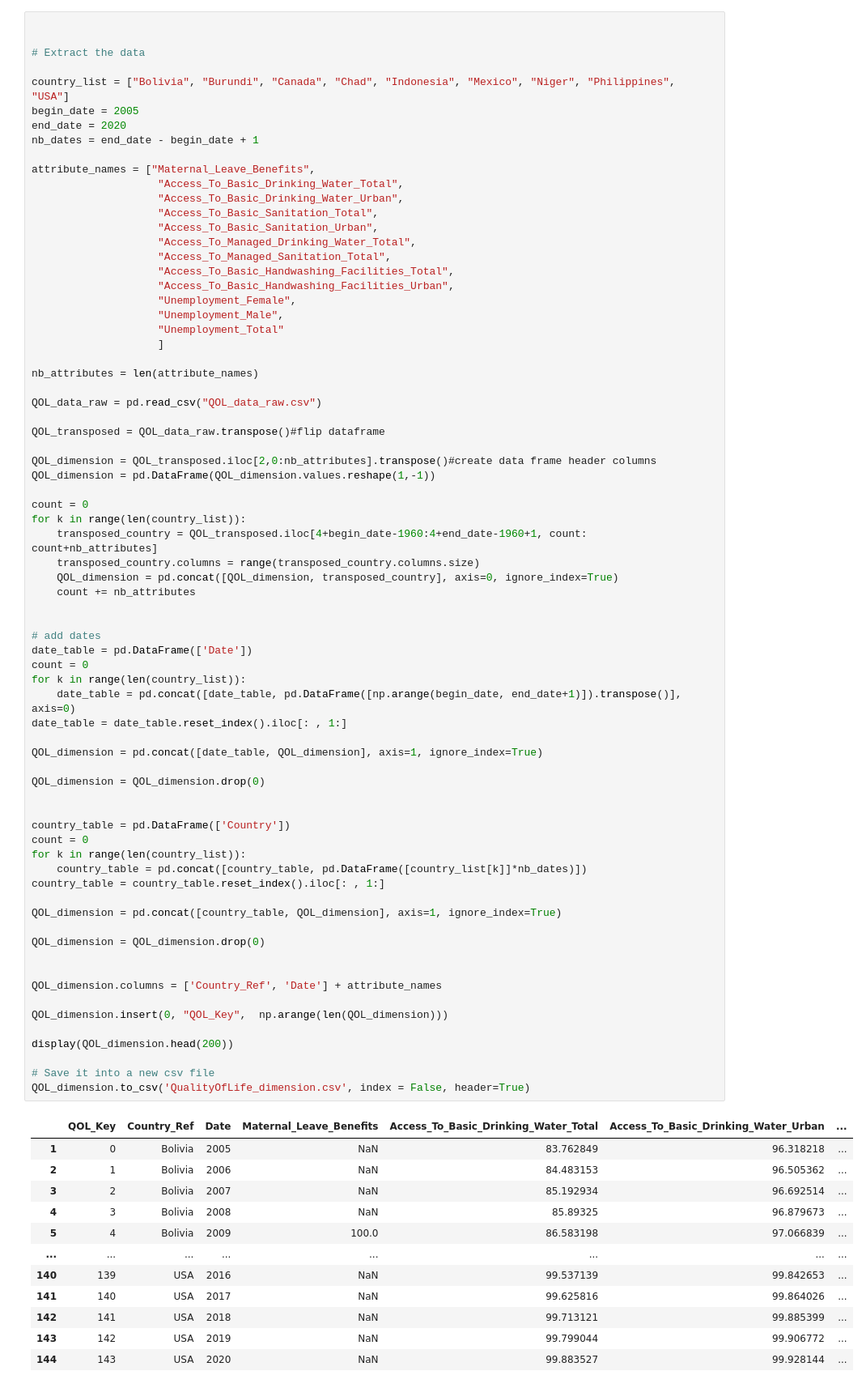
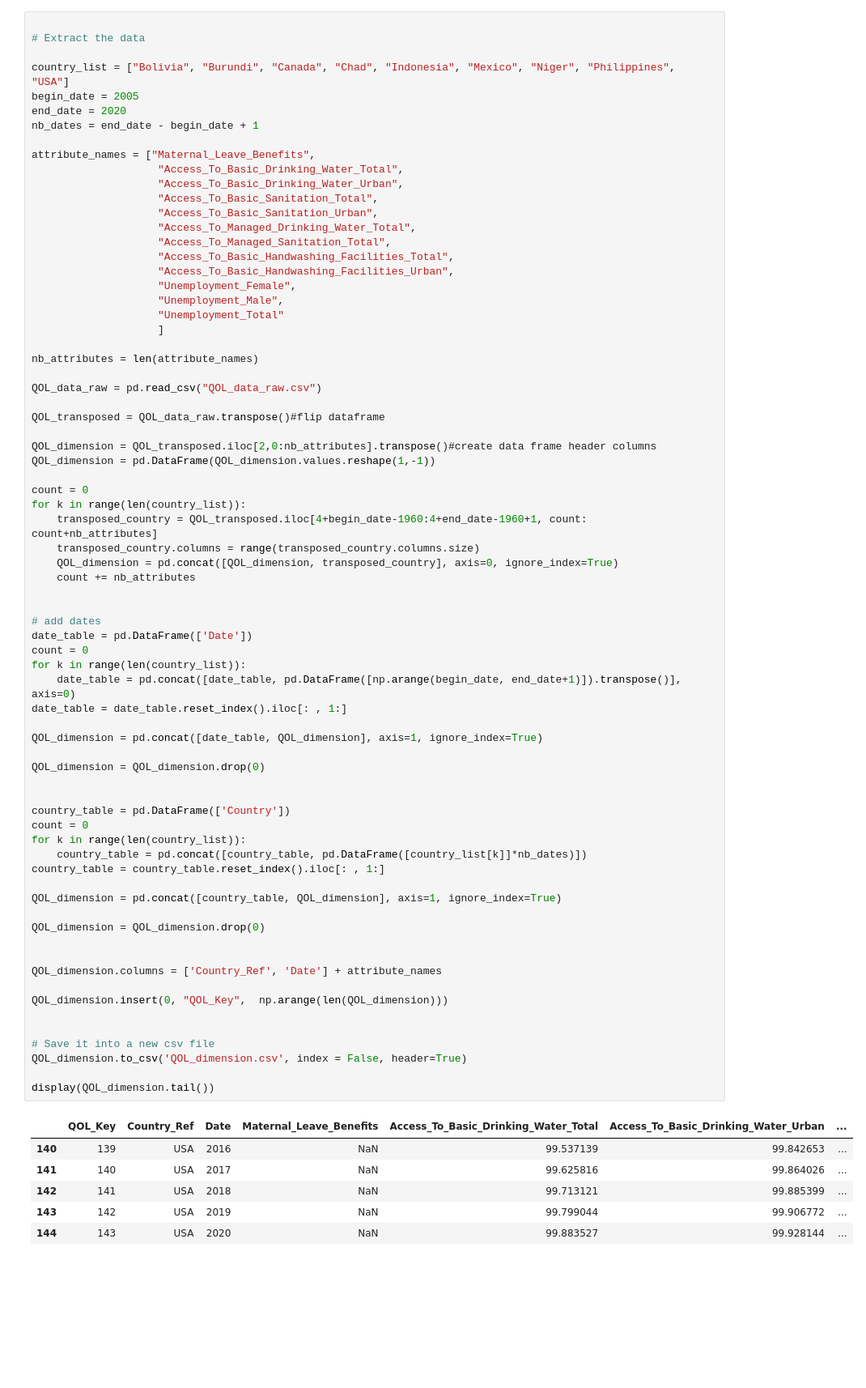
Before and after one commit to ajay-mundi/HealthDataMart, a Jupyter notebook: Data Staging/Quality_Of_Life.ipynb, the cells around one changed output. Shown at 81% size. Cells and saved outputs as stored; diff of their text form; blank space fills up the shorter version.

```diff
--- a/Data Staging/Quality_Of_Life.ipynb
+++ b/Data Staging/Quality_Of_Life.ipynb
@@ -14,7 +14,6 @@ mysql = lambda q: sqldf(q, globals())
 
 warnings.filterwarnings("ignore")
 # %%
-
 
 # Extract the data
 
@@ -58,41 +57,36 @@ for k in range(len(country_list)):
 date_table = pd.DataFrame(['Date'])
 count = 0
 for k in range(len(country_list)):
     date_table = pd.concat([date_table, pd.DataFrame([np.arange(begin_date, end_date+1)]).transpose()], axis=0)
 date_table = date_table.reset_index().iloc[: , 1:]
 
 QOL_dimension = pd.concat([date_table, QOL_dimension], axis=1, ignore_index=True)
 
 QOL_dimension = QOL_dimension.drop(0)
 
 
 country_table = pd.DataFrame(['Country'])
 count = 0
 for k in range(len(country_list)):
     country_table = pd.concat([country_table, pd.DataFrame([country_list[k]]*nb_dates)])
 country_table = country_table.reset_index().iloc[: , 1:]
 
 QOL_dimension = pd.concat([country_table, QOL_dimension], axis=1, ignore_index=True)
 
 QOL_dimension = QOL_dimension.drop(0)
 
 
 QOL_dimension.columns = ['Country_Ref', 'Date'] + attribute_names
 
 QOL_dimension.insert(0, "QOL_Key",  np.arange(len(QOL_dimension)))
 
-display(QOL_dimension.head(200))
 
 # Save it into a new csv file
-QOL_dimension.to_csv('QualityOfLife_dimension.csv', index = False, header=True)
+QOL_dimension.to_csv('QOL_dimension.csv', index = False, header=True)
+
+display(QOL_dimension.tail())
 # %% [output]
 |  | QOL_Key | Country_Ref | Date | Maternal_Leave_Benefits | Access_To_Basic_Drinking_Water_Total | Access_To_Basic_Drinking_Water_Urban | ... |
-| 1 | 0 | Bolivia | 2005 | NaN | 83.762849 | 96.318218 | ... |
-| 2 | 1 | Bolivia | 2006 | NaN | 84.483153 | 96.505362 | ... |
-| 3 | 2 | Bolivia | 2007 | NaN | 85.192934 | 96.692514 | ... |
-| 4 | 3 | Bolivia | 2008 | NaN | 85.89325 | 96.879673 | ... |
-| 5 | 4 | Bolivia | 2009 | 100.0 | 86.583198 | 97.066839 | ... |
-| ... | ... | ... | ... | ... | ... | ... | ... |
 | 140 | 139 | USA | 2016 | NaN | 99.537139 | 99.842653 | ... |
 | 141 | 140 | USA | 2017 | NaN | 99.625816 | 99.864026 | ... |
 | 142 | 141 | USA | 2018 | NaN | 99.713121 | 99.885399 | ... |
```
Also changed, not shown: parts of 3 cells of this notebook, 14 other files.
